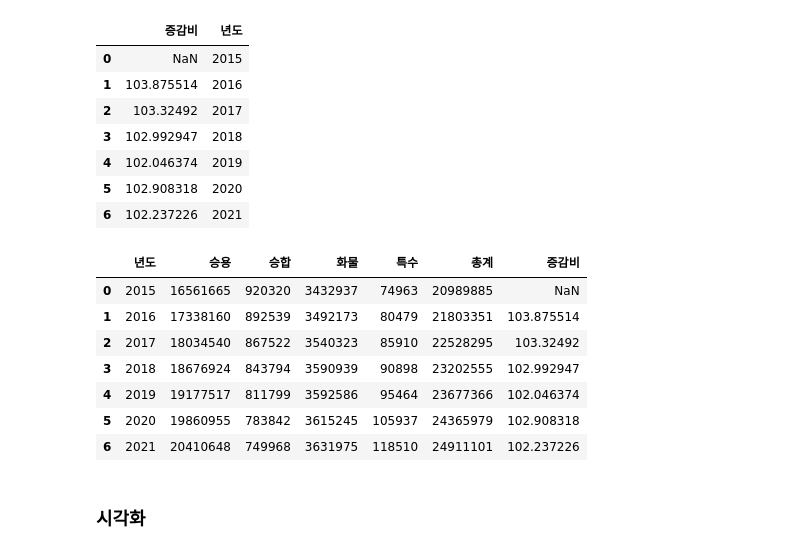
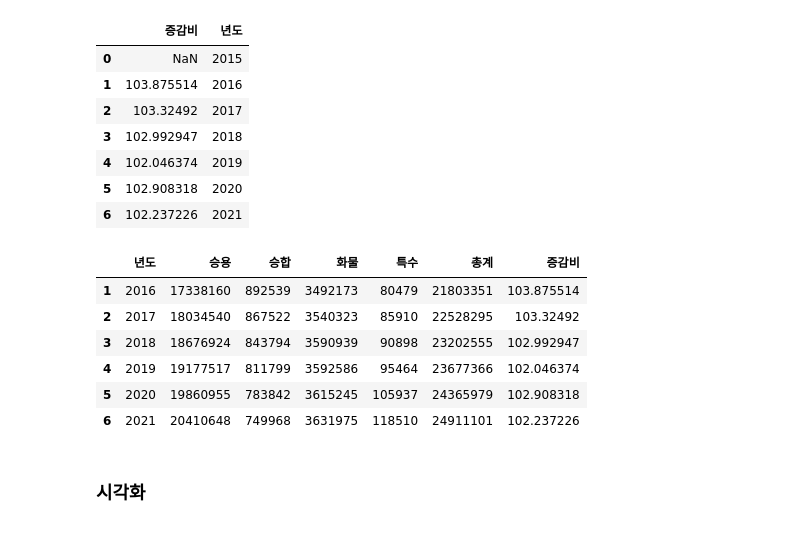
Before and after one commit to JIDONGJU/StudyPython22, a Jupyter notebook: 220614~/11day~/5.자동차_등록대수_및_증감률.ipynb, the cells around one changed output. Cells and saved outputs as stored; diff of their text form; code cells hidden in the pictures.

```diff
--- a/220614~/11day~/5.자동차_등록대수_및_증감률.ipynb
+++ b/220614~/11day~/5.자동차_등록대수_및_증감률.ipynb
@@ -42,5 +42,6 @@ car_total
 # %%
 car_total = car_total.reset_index()
 car_total.columns = ['년도','승용','승합','화물','특수']
+car_total = car_total.drop('년도', axis=1)
 car_total
 # %% [output]
@@ -54,0 +56,3 @@ car_total
+# %%
+car_total = car_total.transpose()
+car_total
@@ -54,0 +65,7 @@ car_total
+# %%
+car_total = car_total.drop(['5'])
+car_total
+# %%
+year = ['2015','2016','2017','2018','2019','2020','2021']
+car_total['년도'] = year
+car_total
@@ -89,10 +115,10 @@ ratio
 | 6 | 102.237226 | 2021 |
 # %%
 df = pd.merge(car_total, ratio, how='outer', on='년도')
+df = df.loc[1:]
 df
 # %% [output]
 |  | 년도 | 승용 | 승합 | 화물 | 특수 | 총계 | 증감비 |
-| 0 | 2015 | 16561665 | 920320 | 3432937 | 74963 | 20989885 | NaN |
 | 1 | 2016 | 17338160 | 892539 | 3492173 | 80479 | 21803351 | 103.875514 |
 | 2 | 2017 | 18034540 | 867522 | 3540323 | 85910 | 22528295 | 103.32492 |
 | 3 | 2018 | 18676924 | 843794 | 3590939 | 90898 | 23202555 | 102.992947 |
```
Also changed, not shown: parts of 9 cells of this notebook, 1 other file.
